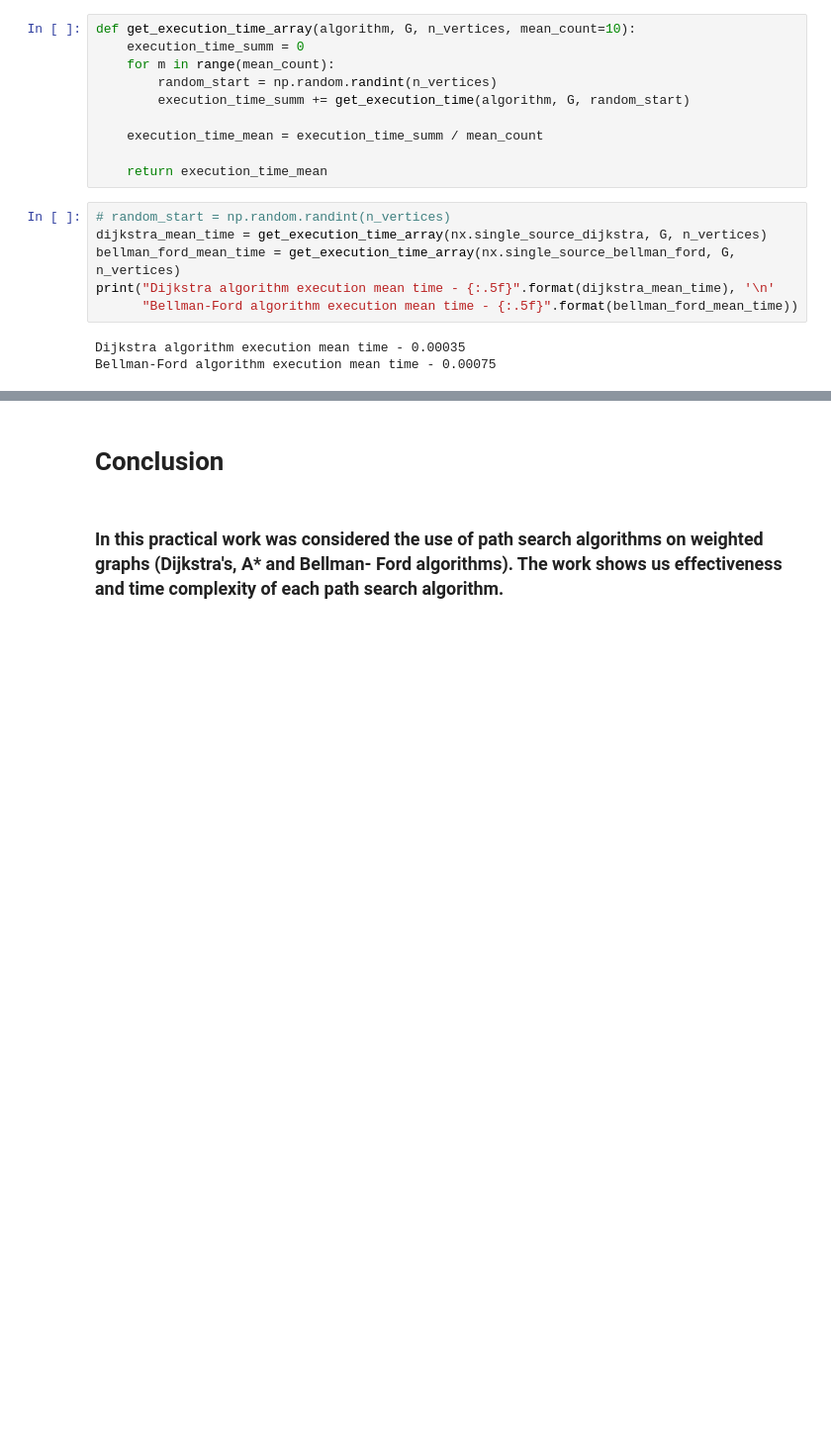
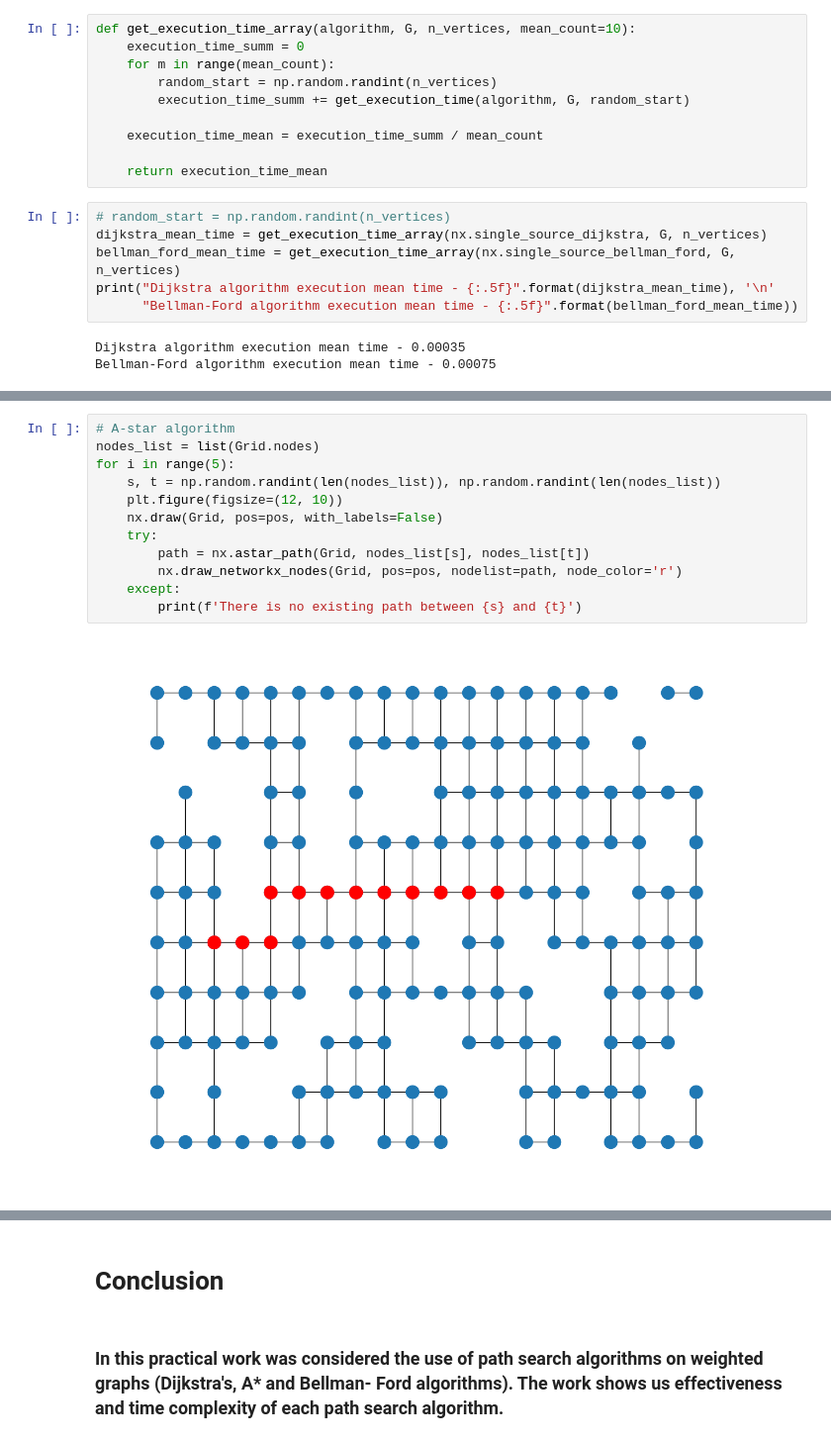
Before and after one commit to ATHigh/ITMO_labs, a Jupyter notebook: AaDoA/Task6.ipynb, the cells around one changed output, grey strips where cells are left out. Shown at 99% size. Drawn from its saved outputs; the diff is of its cells as text; blank space fills up the shorter version.

```diff
--- a/AaDoA/Task6.ipynb
+++ b/AaDoA/Task6.ipynb
@@ -121,0 +136,14 @@ nx.draw(Grid)
+# %%
+# A-star algorithm
+nodes_list = list(Grid.nodes)
+for i in range(5):
+    s, t = np.random.randint(len(nodes_list)), np.random.randint(len(nodes_list))
+    plt.figure(figsize=(12, 10))
+    nx.draw(Grid, pos=pos, with_labels=False)
+    try:
+        path = nx.astar_path(Grid, nodes_list[s], nodes_list[t])
+        nx.draw_networkx_nodes(Grid, pos=pos, nodelist=path, node_color='r')
+    except:
+        print(f'There is no existing path between {s} and {t}')
+# %% [output]
+[figure, added]
```
Also changed, not shown: parts of 7 cells of this notebook.
